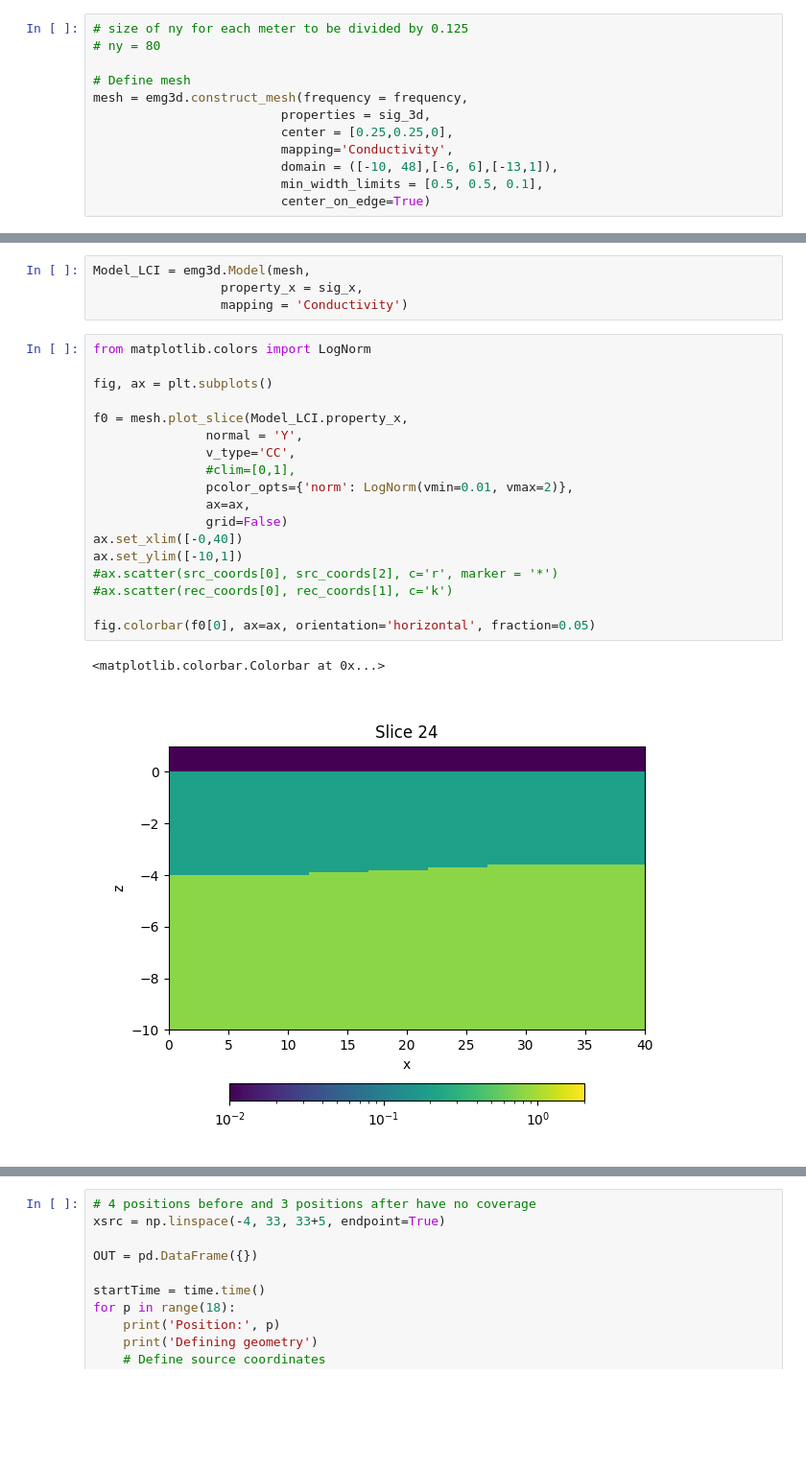
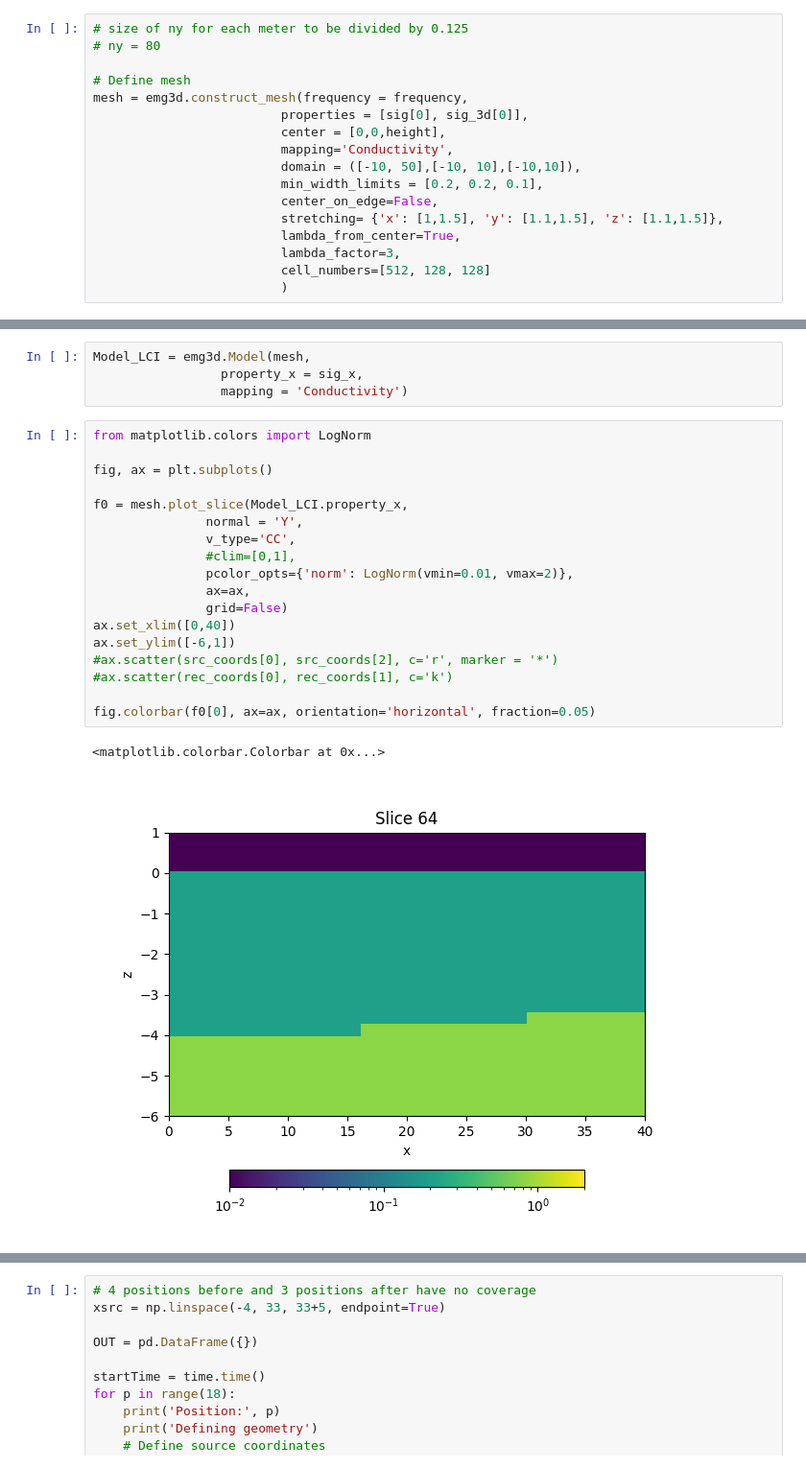
Before and after one commit to mariacarrizo/FDEM_LCI_PWI, a Jupyter notebook: 3DForward.ipynb, the cells around one changed output, grey strips where cells are left out. Shown at 96% size. Saved outputs shown, nothing was run; the diff lists cells and outputs as text; blank space fills up the shorter version.

```diff
--- a/3DForward.ipynb
+++ b/3DForward.ipynb
@@ -342,12 +363,17 @@ depths[:,1] = - models_LCI[:,0]
 
 # Define mesh
 mesh = emg3d.construct_mesh(frequency = frequency,
-                         properties = sig_3d,
-                         center = [0.25,0.25,0],
+                         properties = [sig[0], sig_3d[0]],
+                         center = [0,0,height],
                          mapping='Conductivity',
-                         domain = ([-10, 48],[-6, 6],[-13,1]),
-                         min_width_limits = [0.5, 0.5, 0.1],
-                         center_on_edge=True)
+                         domain = ([-10, 50],[-10, 10],[-10,10]),
+                         min_width_limits = [0.2, 0.2, 0.1],
+                         center_on_edge=False,
+                         stretching= {'x': [1,1.5], 'y': [1.1,1.5], 'z': [1.1,1.5]},
+                         lambda_from_center=True,
+                         lambda_factor=3,
+                         cell_numbers=[512, 128, 128]
+                         )
 # %%
 mesh
 # %% [output]
@@ -416,21 +445,21 @@ Model_LCI = emg3d.Model(mesh,
 # %%
 from matplotlib.colors import LogNorm
 
 fig, ax = plt.subplots()
 
 f0 = mesh.plot_slice(Model_LCI.property_x,
                normal = 'Y',
                v_type='CC',
                #clim=[0,1],
                pcolor_opts={'norm': LogNorm(vmin=0.01, vmax=2)},
                ax=ax,
                grid=False)
-ax.set_xlim([-0,40])
-ax.set_ylim([-10,1])
+ax.set_xlim([0,40])
+ax.set_ylim([-6,1])
 #ax.scatter(src_coords[0], src_coords[2], c='r', marker = '*')
 #ax.scatter(rec_coords[0], rec_coords[1], c='k')
 
 fig.colorbar(f0[0], ax=ax, orientation='horizontal', fraction=0.05)
 # %% [output]
 <matplotlib.colorbar.Colorbar at 0x...>
-[figure, old version]
+[figure, new version]
```
Also changed, not shown: parts of 18 cells of this notebook.
